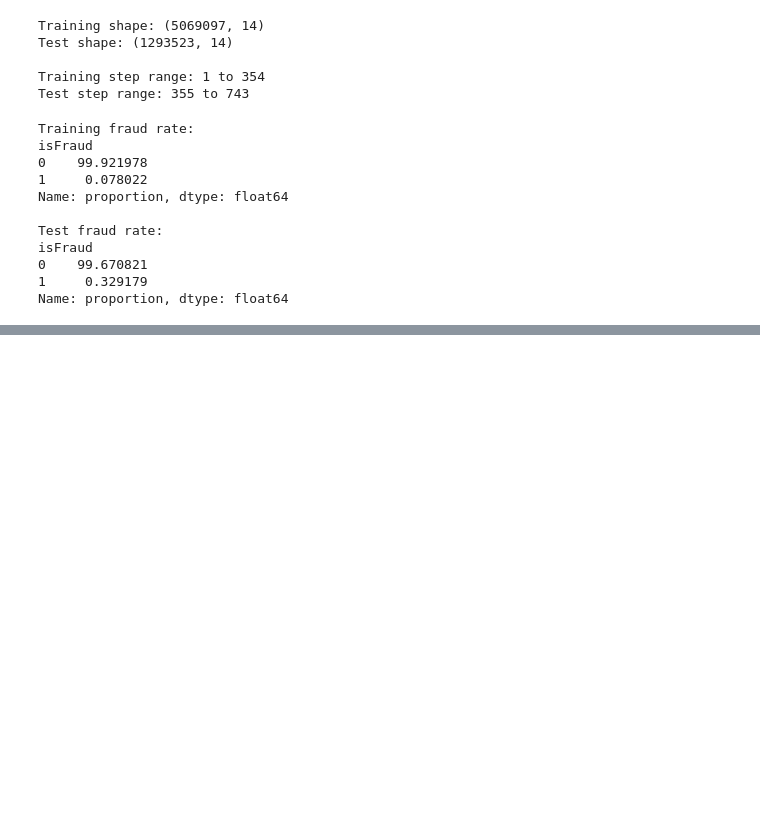
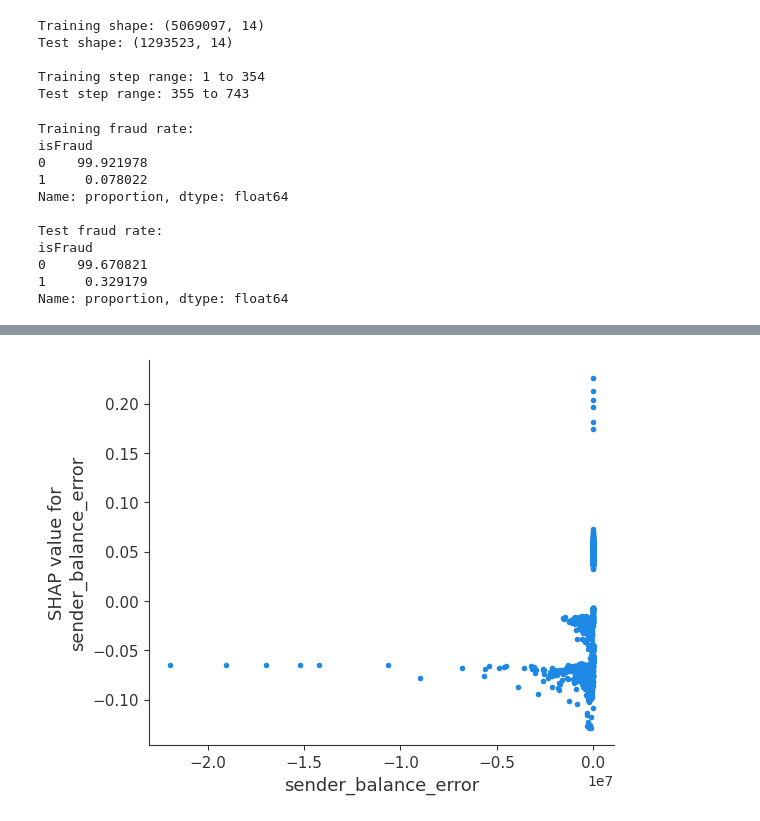
Before and after one commit to raja-perugu07/Fraud-detection-Financial-Risk-Management, a Jupyter notebook: FD.ipynb, the cells around one changed output, grey strips where cells are left out. Cells and saved outputs as stored; diff of their text form; code cells hidden in the pictures; blank space fills up the shorter version.

```diff
--- a/FD.ipynb
+++ b/FD.ipynb
@@ -1314,0 +2280,9 @@ Name: proportion, dtype: float64
+# %%
+shap.dependence_plot(
+    'sender_balance_error',
+    shap_values_fraud_global,
+    X_shap_global,
+    interaction_index=None
+)
+# %% [output]
+[figure, added]
```
Also changed, not shown: parts of 134 cells of this notebook.
